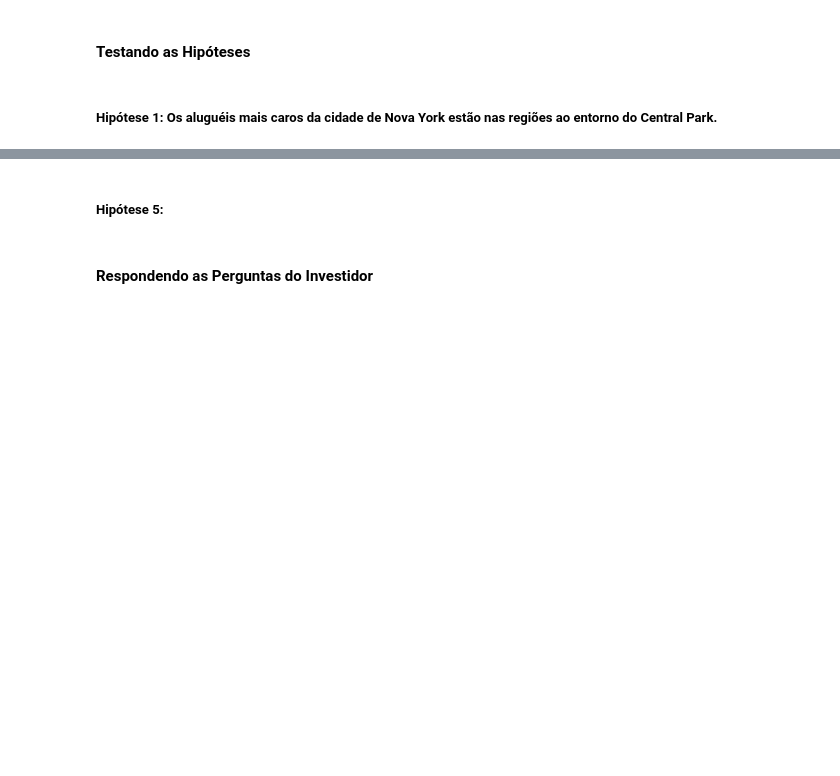
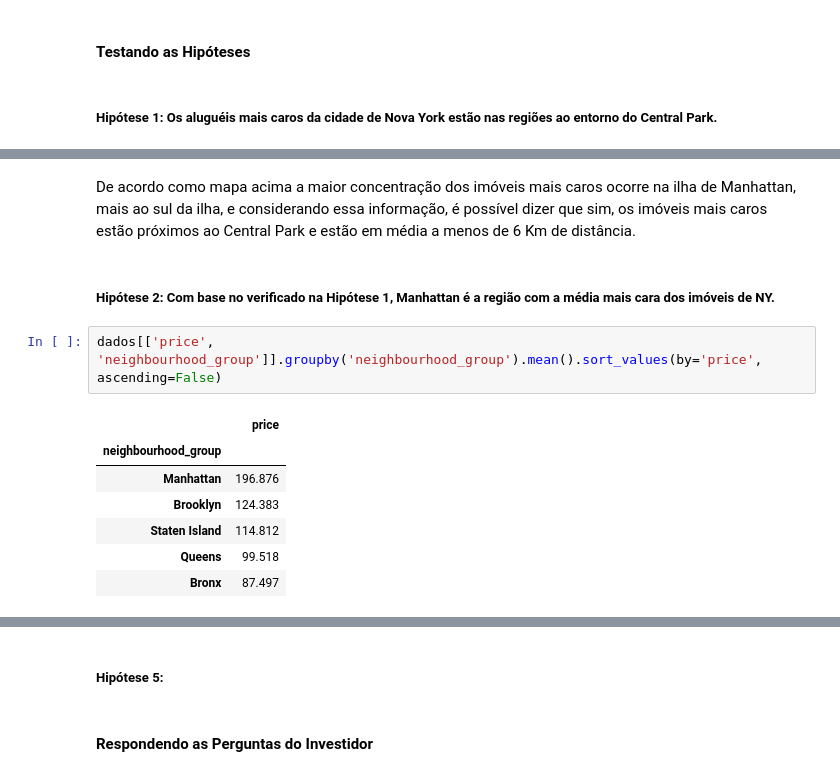
Before and after one commit to Daniel-ASG/CDS_projetos_finais, a Jupyter notebook: projeto_final_certificacao_aluno.ipynb, the cells around one changed output, grey strips where cells are left out. Cells and saved outputs as stored; diff of their text form; blank space fills up the shorter version.

```diff
--- a/projeto_final_certificacao_aluno.ipynb
+++ b/projeto_final_certificacao_aluno.ipynb
@@ -313,0 +389,14 @@ Image('img/regions_nyc.jpg')
+# %% [markdown]
+De acordo como mapa acima a maior concentração dos imóveis mais caros ocorre na ilha de Manhattan, mais ao sul da ilha, e considerando essa informação, é possível dizer que sim, os imóveis mais caros estão próximos ao Central Park e estão em média a menos de 6 Km de distância.
+# %% [markdown]
+##### Hipótese 2: Com base no verificado na Hipótese 1, Manhattan é a região com a média mais cara dos imóveis de NY.
+# %%
+dados[['price', 'neighbourhood_group']].groupby('neighbourhood_group').mean().sort_values(by='price', ascending=False)
+# %% [output]
+|  | price |
+| neighbourhood_group |  |
+| Manhattan | 196.876 |
+| Brooklyn | 124.383 |
+| Staten Island | 114.812 |
+| Queens | 99.518 |
+| Bronx | 87.497 |
```
Also changed, not shown: parts of 21 cells of this notebook.
